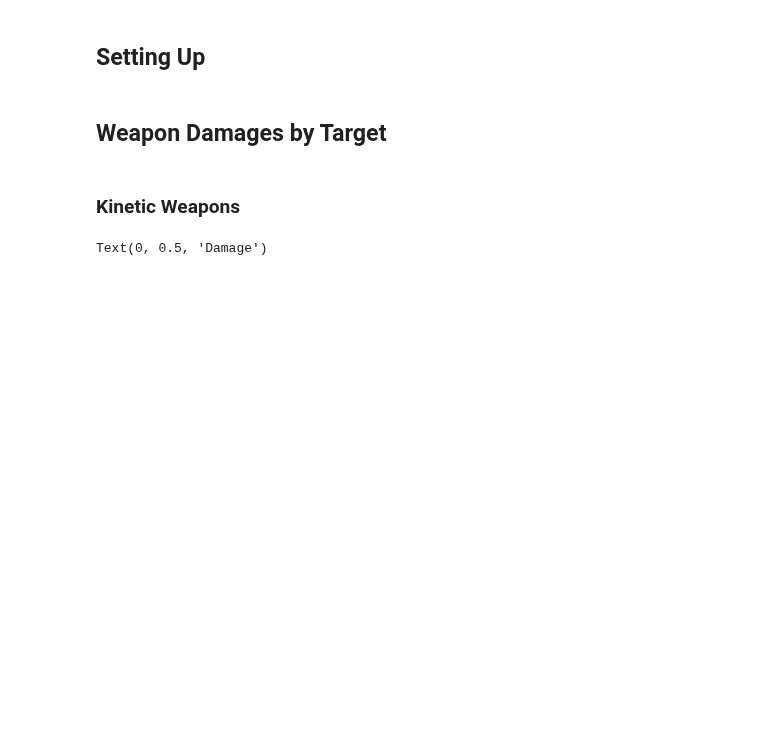
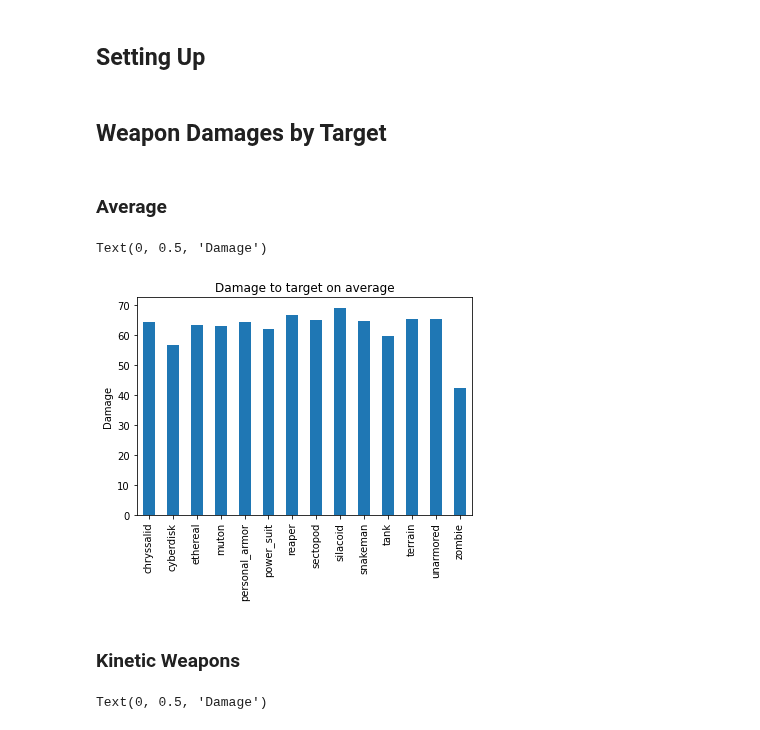
Before and after one commit to Bernardo-MG/xcom-analysis-jupyter-notebook, a Jupyter notebook: enemy_unknown/weapon_damage_target.ipynb, the cells around one changed output. Cells and saved outputs as stored; diff of their text form; code cells hidden in the pictures; blank space fills up the shorter version.

```diff
--- a/enemy_unknown/weapon_damage_target.ipynb
+++ b/enemy_unknown/weapon_damage_target.ipynb
@@ -13,6 +13,16 @@ weapon_damages_targets = weapon_data_targets.groupby(["weapon", "target"]).mean(
 weapon_damages_targets = weapon_damages_targets[["target_turn_damage_expected"]]
 weapon_damages_targets = weapon_damages_targets.rename(columns={"target_turn_damage_expected": "turn_damage"})
 weapon_damages_targets = weapon_damages_targets.sort_values(by=["turn_damage"])
+# %% [markdown]
+### Average
+# %%
+weapon_damages_targets_graph = weapon_damages_targets.groupby(["target"]).mean()
+ax = weapon_damages_targets_graph.plot.bar(title="Damage to target on average", legend=False)
+ax.xaxis.get_label().set_visible(False)
+ax.set_ylabel("Damage")
+# %% [output]
+Text(0, 0.5, 'Damage')
+[figure, added]
 # %% [markdown]
 ### Kinetic Weapons
 # %%
```
Also changed, not shown: 1 other file.
